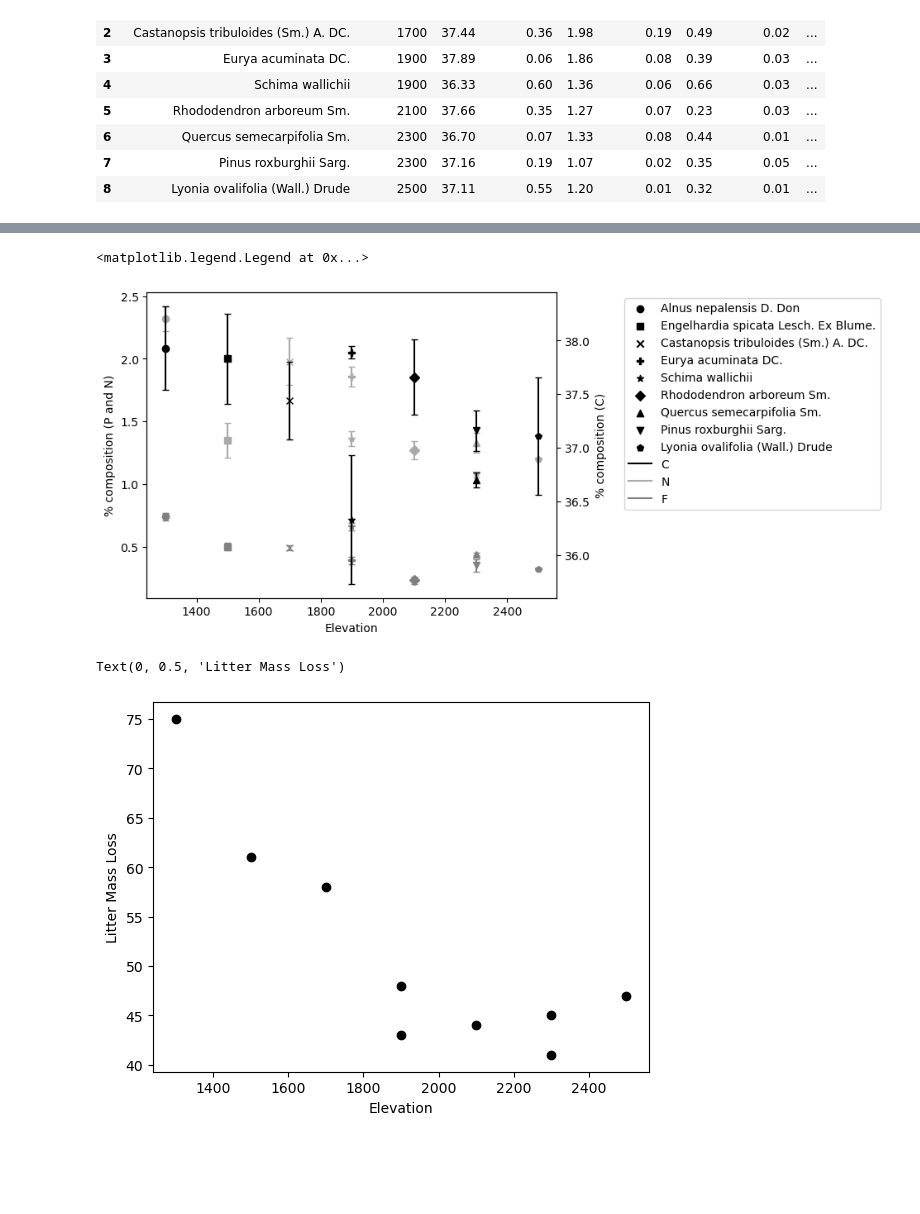
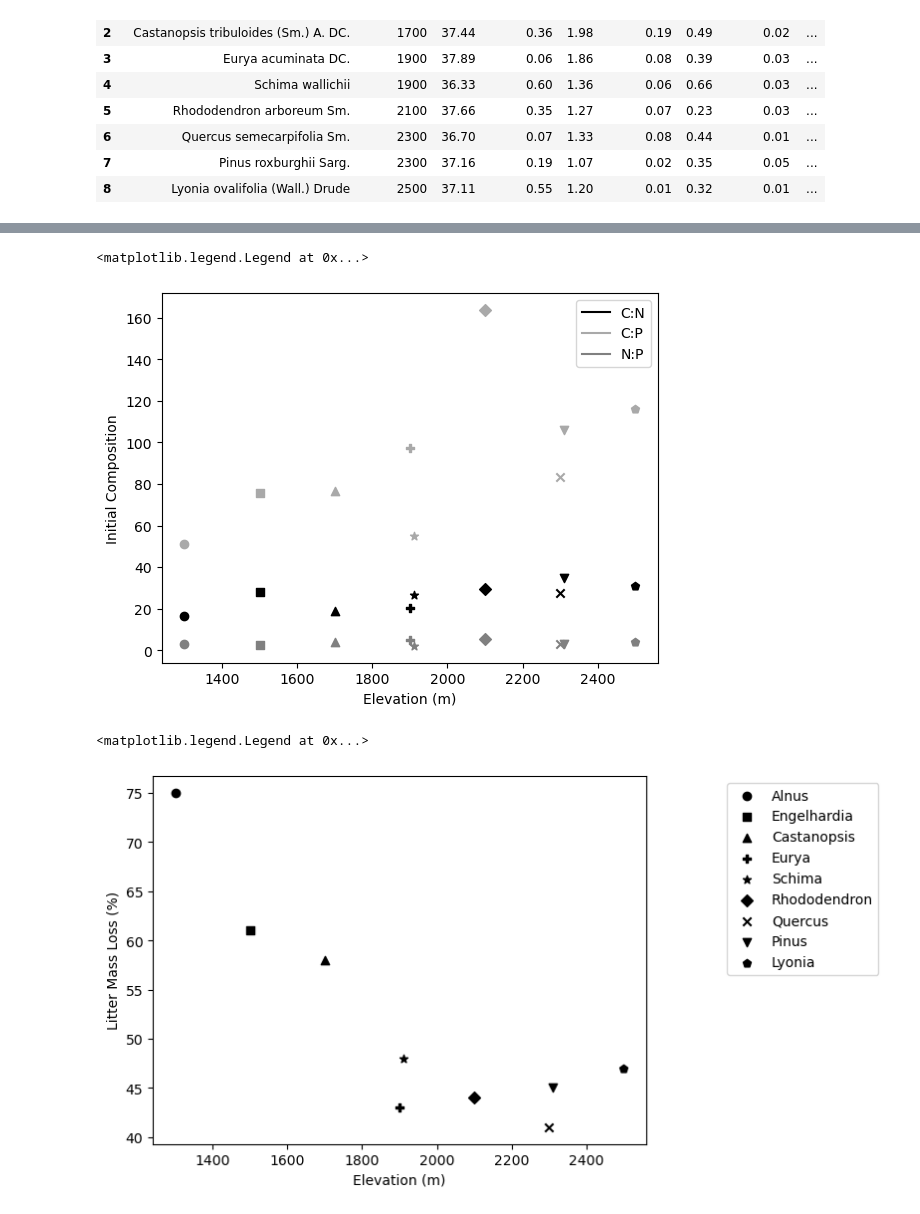
Before and after one commit to skip-skip/BiogeochemFin, a Jupyter notebook: Final.ipynb, the cells around one changed output, grey strips where cells are left out. Saved outputs shown, nothing was run; the diff lists cells and outputs as text; code cells hidden in the pictures; blank space fills up the shorter version.

```diff
--- a/Final.ipynb
+++ b/Final.ipynb
@@ -43,3 +52,21 @@ df
 | 6 | Quercus semecarpifolia Sm. | 2300 | 36.70 | 0.07 | 1.33 | 0.08 | 0.44 | 0.01 | ... |
 | 7 | Pinus roxburghii Sarg. | 2300 | 37.16 | 0.19 | 1.07 | 0.02 | 0.35 | 0.05 | ... |
 | 8 | Lyonia ovalifolia (Wall.) Drude | 2500 | 37.11 | 0.55 | 1.20 | 0.01 | 0.32 | 0.01 | ... |
+# %%
+markers = ('o','s','^','P','*','D','x','v','p')
+
+fig,ax = plt.subplots()
+ax2=ax.twinx()
+leg_el = []
+leg_name=[]
+
+for index, row in df.iterrows():
+
+    leg_el.append(ax.scatter([],[],color='black', marker=markers[index]))
+    leg_name.append(row['Tree species'].split()[0])
+
+#ax.scatter(df['elevation'], df['N'], color='gray', marker = 'o')
+#ax.scatter(df['elevation'], df['P'], color='lightgray', marker = 'o')
+#ax2.scatter(df['elevation'], df['C'], color='black', marker = 'o')
+
+ax.legend(leg_el, leg_name, loc='center')
@@ -46,51 +76,61 @@ df
 # %%
-markers = ('o','s','x','P','*','D','^','v','p')
-colors = ('o','s','x','P','*','D','^','v','p')
+markers = ('o','s','^','P','*','D','x','v','p')
 
 fig,ax = plt.subplots()
-ax2=ax.twinx()
 leg_el = []
 leg_name=[]
 
+df['C:N'] = df['C']/df['N']
+df['C:P'] = df['C']/df['P']
+df['N:P'] = df['N']/df['P']
+
+elev_prev = -1
 for index, row in df.iterrows():
-    el = ax2.errorbar(row['elevation'], row['C'],yerr=row['C std. err'],capsize=3, color='black', marker=markers[index])
-    ax.errorbar(row['elevation'], row['N'],yerr=row['N std. Err'],capsize=3, color='darkgray', marker=markers[index])
-    ax.errorbar(row['elevation'], row['P'],yerr=row['P std. Err'],capsize=3, color='gray', marker=markers[index])
-    leg_el.append(ax.scatter([],[],color='black', marker=markers[index]))
-    leg_name.append(row['Tree species'])
-ax.set_xlabel('Elevation')
-ax.set_ylabel('% composition (P and N)')
-ax2.set_ylabel('% composition (C)')
+    if elev_prev == row['elevation']:
+        row['elevation'] += 10
+    el = ax.scatter(row['elevation'], row['C:N'], color='black', marker=markers[index])
+    ax.scatter(row['elevation'], row['C:P'], color='darkgray', marker=markers[index])
+    ax.scatter(row['elevation'], row['N:P'], color='gray', marker=markers[index])
+    elev_prev = row['elevation']
+ax.set_xlabel('Elevation (m)')
+ax.set_ylabel('Initial Composition')
 #ax.scatter(df['elevation'], df['N'], color='gray', marker = 'o')
 #ax.scatter(df['elevation'], df['P'], color='lightgray', marker = 'o')
 #ax2.scatter(df['elevation'], df['C'], color='black', marker = 'o')
 leg_el.append(Line2D([0],[0],color='black'))
 leg_el.append(Line2D([0],[0],color='darkgray'))
 leg_el.append(Line2D([0],[0],color='gray'))
-leg_name.append('C')
-leg_name.append('N')
-leg_name.append('F')
-ax.legend(leg_el, leg_name,bbox_to_anchor=(1.15, 1.0), loc='upper left')
+leg_name.append('C:N')
+leg_name.append('C:P')
+leg_name.append('N:P')
+ax.legend(leg_el, leg_name)
 # %% [output]
 <matplotlib.legend.Legend at 0x...>
-[figure, old version]
+[figure, new version]
 # %%
 
 fix,ax = plt.subplots()
+leg_el = []
+leg_name=[]
 
-ax.scatter(df['elevation'], df['Litter Mass Loss'], color='black', marker='o')
 
-ax.set_xlabel('Elevation')
-ax.set_ylabel('Litter Mass Loss')
-#    ax.errorbar(row['elevation'], row['N'],yerr=row['N std. Err'],capsize=3, color='darkgray', marker=markers[index])
-#    ax.errorbar(row['elevation'], row['P'],yerr=row['P std. Err'],capsize=3, color='gray', marker=markers[index])
+elev_prev=-1
+for index, row in df.iterrows():
+    if elev_prev == row['elevation']:
+        row['elevation'] += 10
+    ax.scatter(row['elevation'], row['Litter Mass Loss'], color='black', marker=markers[index])
+    leg_el.append(ax.scatter([],[],color='black', marker=markers[index]))
+    leg_name.append(row['Tree species'].split()[0])
+    elev_prev = row['elevation']
 
-#ax.scatter(df['elevation'], df['N'], color='gray', marker = 'o')
-#ax.scatter(df['elevation'], df['P'], color='lightgray', marker = 'o')
-#ax2.scatter(df['elevation'], df['C'], color='black', marker = 'o')
+
+ax.set_xlabel('Elevation (m)')
+ax.set_ylabel('Litter Mass Loss (%)')
+
+ax.legend(leg_el, leg_name,bbox_to_anchor=(1.15, 1.0), loc='upper left')
 # %% [output]
-Text(0, 0.5, 'Litter Mass Loss')
+<matplotlib.legend.Legend at 0x...>
-[figure, old version]
+[figure, new version]
 # %%
 
 fix,ax = plt.subplots()
```
Also changed, not shown: parts of 7 cells of this notebook.
